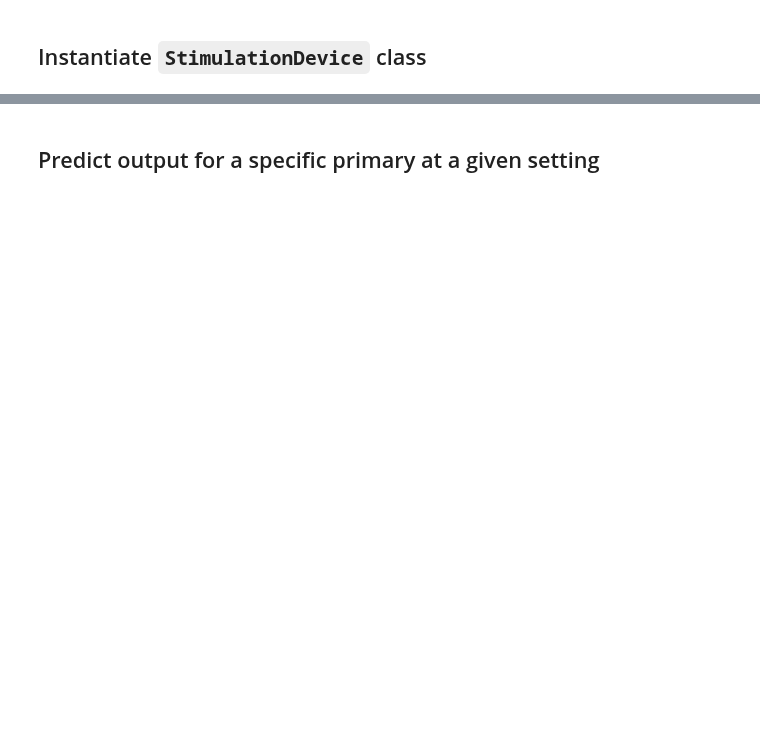
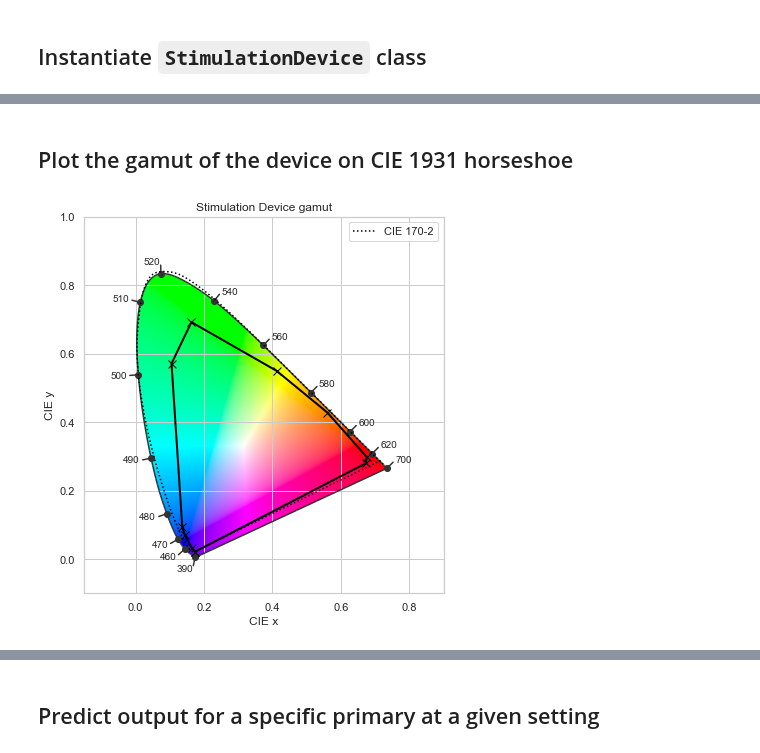
Before and after one commit to PySilentSubstitution/pysilsub, a Jupyter notebook: notebooks/stimulation_device_demo.ipynb, the cells around one changed output, grey strips where cells are left out. Cells and saved outputs as stored; diff of their text form; code cells hidden in the pictures; blank space fills up the shorter version.

```diff
--- a/notebooks/stimulation_device_demo.ipynb
+++ b/notebooks/stimulation_device_demo.ipynb
@@ -54,0 +53,7 @@ fig = device.plot_spds()
+# %% [markdown]
+Plot the gamut of the device on CIE 1931 horseshoe
+--------------------------------------------------
+# %%
+_ = device.plot_gamut()
+# %% [output]
+[figure, added]
```
Also changed, not shown: parts of 35 cells of this notebook, 7 other files.
